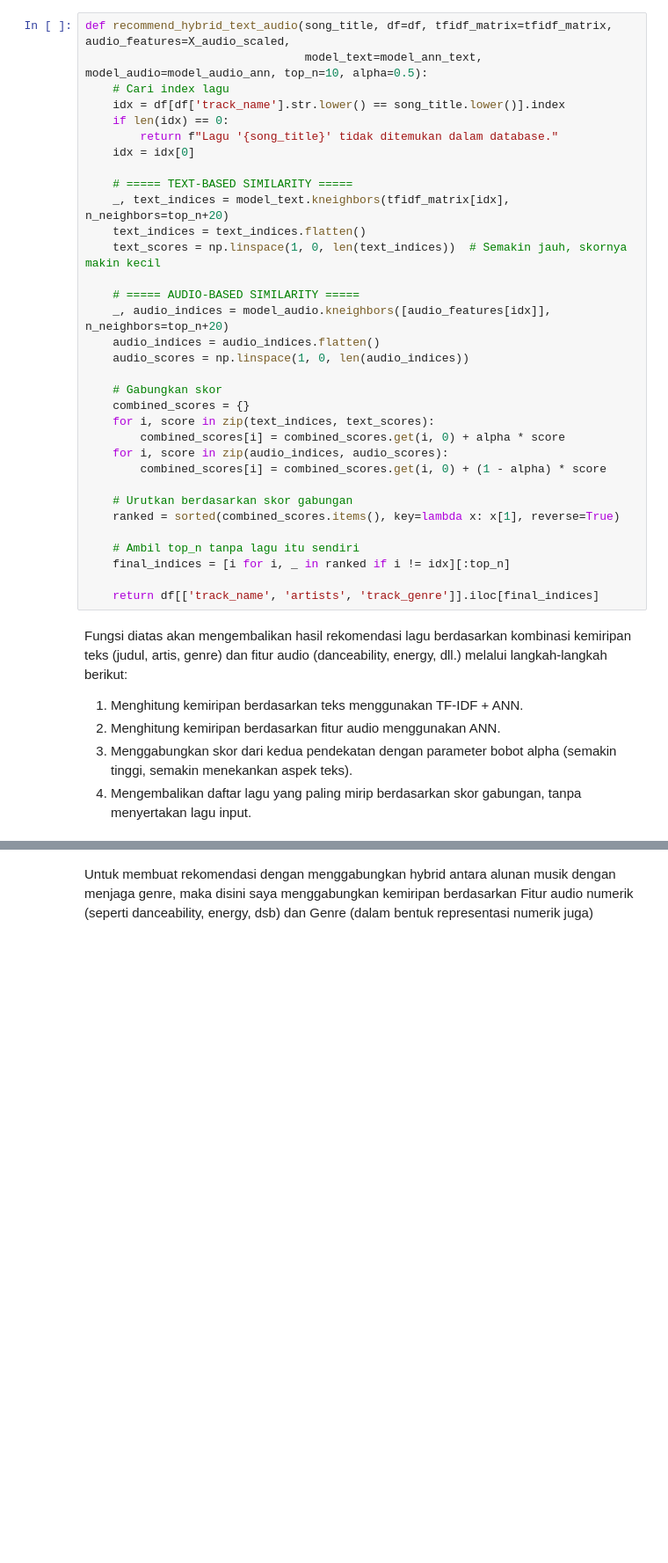
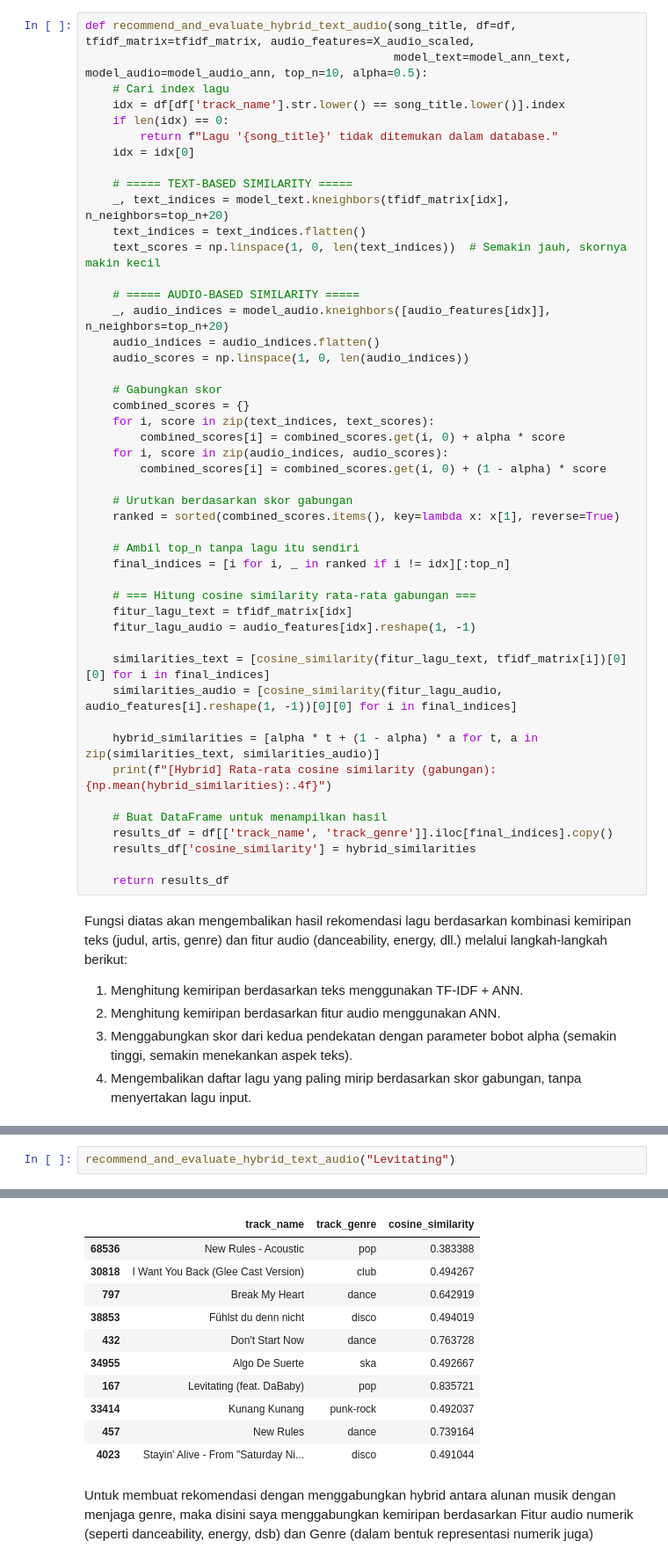
Before and after one commit to Kholish-Fauzan/recommendation-system-ml, a Jupyter notebook: Recommender_System.ipynb, the cells around one changed output, grey strips where cells are left out. Shown at 88% size. Saved outputs shown, nothing was run; the diff lists cells and outputs as text; blank space fills up the shorter version.

```diff
--- a/Recommender_System.ipynb
+++ b/Recommender_System.ipynb
@@ -446,8 +470,8 @@ Similarities: [1.0, 1.0, 1.0, 1.0, 1.0, 1.0, 1.0, 1.0, 1.0, 1.0]
 # %% [markdown]
 **Rekomendasi Lagu berbasis Kemiripan Text dan Audio Features (Hybrid)**
 # %%
-def recommend_hybrid_text_audio(song_title, df=df, tfidf_matrix=tfidf_matrix, audio_features=X_audio_scaled,
-                                model_text=model_ann_text, model_audio=model_audio_ann, top_n=10, alpha=0.5):
+def recommend_and_evaluate_hybrid_text_audio(song_title, df=df, tfidf_matrix=tfidf_matrix, audio_features=X_audio_scaled,
+                                             model_text=model_ann_text, model_audio=model_audio_ann, top_n=10, alpha=0.5):
     # Cari index lagu
     idx = df[df['track_name'].str.lower() == song_title.lower()].index
     if len(idx) == 0:
@@ -477,7 +501,21 @@ def recommend_hybrid_text_audio(song_title, df=df, tfidf_matrix=tfidf_matrix, au
     # Ambil top_n tanpa lagu itu sendiri
     final_indices = [i for i, _ in ranked if i != idx][:top_n]
 
-    return df[['track_name', 'artists', 'track_genre']].iloc[final_indices]
+    # === Hitung cosine similarity rata-rata gabungan ===
+    fitur_lagu_text = tfidf_matrix[idx]
+    fitur_lagu_audio = audio_features[idx].reshape(1, -1)
+
+    similarities_text = [cosine_similarity(fitur_lagu_text, tfidf_matrix[i])[0][0] for i in final_indices]
+    similarities_audio = [cosine_similarity(fitur_lagu_audio, audio_features[i].reshape(1, -1))[0][0] for i in final_indices]
+
+    hybrid_similarities = [alpha * t + (1 - alpha) * a for t, a in zip(similarities_text, similarities_audio)]
+    print(f"[Hybrid] Rata-rata cosine similarity (gabungan): {np.mean(hybrid_similarities):.4f}")
+
+    # Buat DataFrame untuk menampilkan hasil
+    results_df = df[['track_name', 'track_genre']].iloc[final_indices].copy()
+    results_df['cosine_similarity'] = hybrid_similarities
+
+    return results_df
 # %% [markdown]
 Fungsi diatas akan mengembalikan hasil rekomendasi lagu berdasarkan kombinasi kemiripan teks (judul, artis, genre) dan fitur audio (danceability, energy, dll.) melalui langkah-langkah berikut:
 1. Menghitung kemiripan berdasarkan teks menggunakan TF-IDF + ANN.
@@ -500,0 +525,3 @@ recommend_hybrid_text_audio("To Begin Again")
+# %%
+recommend_and_evaluate_hybrid_text_audio("Levitating")
+# %% [output]
@@ -501,2 +529,13 @@ recommend_hybrid_text_audio("To Begin Again")
+|  | track_name | track_genre | cosine_similarity |
+| 68536 | New Rules - Acoustic | pop | 0.383388 |
+| 30818 | I Want You Back (Glee Cast Version) | club | 0.494267 |
+| 797 | Break My Heart | dance | 0.642919 |
+| 38853 | Fühlst du denn nicht | disco | 0.494019 |
+| 432 | Don't Start Now | dance | 0.763728 |
+| 34955 | Algo De Suerte | ska | 0.492667 |
+| 167 | Levitating (feat. DaBaby) | pop | 0.835721 |
+| 33414 | Kunang Kunang | punk-rock | 0.492037 |
+| 457 | New Rules | dance | 0.739164 |
+| 4023 | Stayin' Alive - From "Saturday Ni... | disco | 0.491044 |
 # %% [markdown]
 Untuk membuat rekomendasi dengan menggabungkan hybrid antara alunan musik dengan menjaga genre, maka disini saya menggabungkan kemiripan berdasarkan Fitur audio numerik (seperti danceability, energy, dsb) dan Genre (dalam bentuk representasi numerik juga)
```
Also changed, not shown: parts of 31 cells of this notebook, 8 other files.
